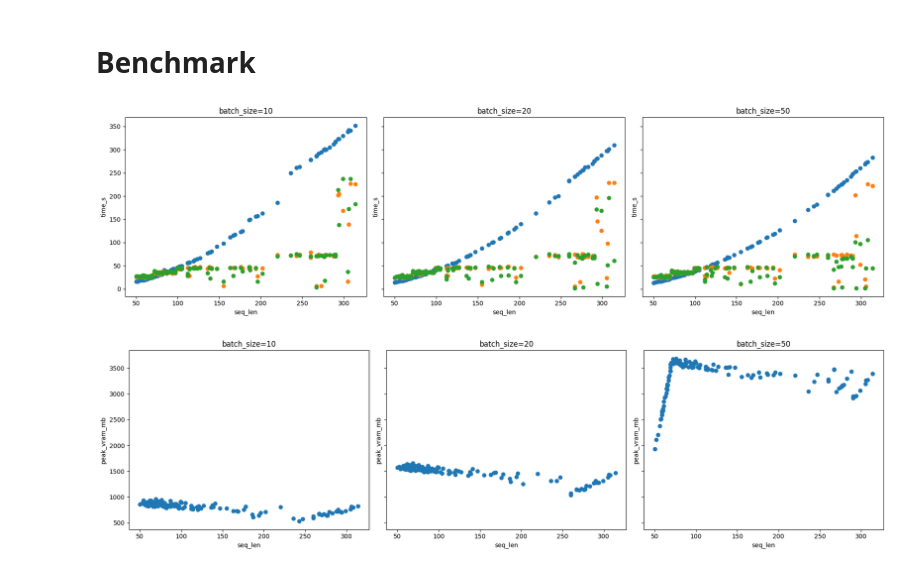
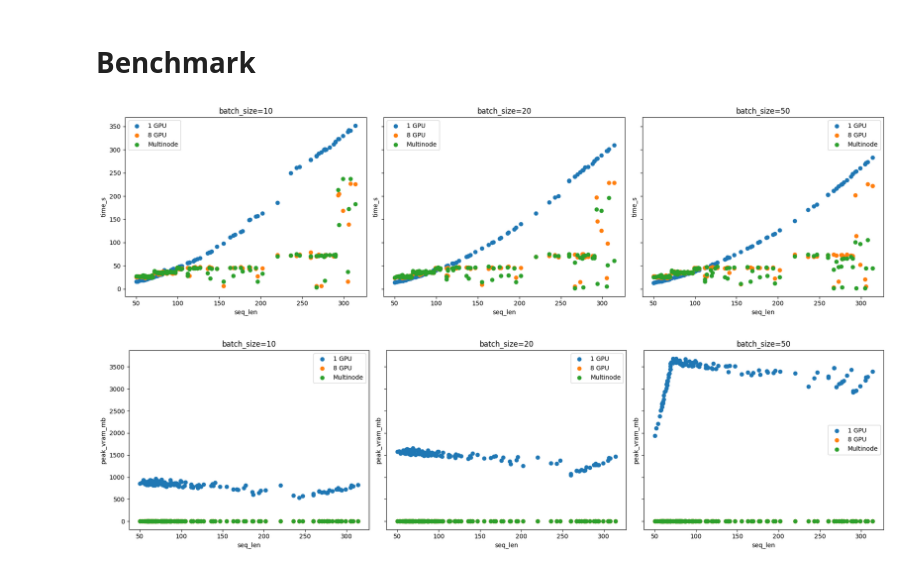
Before and after one commit to emilkastacherczak/Large-scale-protein-conformational-states-prediction, a Jupyter notebook: analyze.ipynb, the cells around one changed output. Saved outputs shown, nothing was run; the diff lists cells and outputs as text; code cells hidden in the pictures.

Commit message:
short readme, add legends to charts

```diff
--- a/analyze.ipynb
+++ b/analyze.ipynb
@@ -227,52 +227,54 @@ Conclusions:
 # %%
 fig, axes = plt.subplots(1, 3, figsize=(18, 5), sharey=True)
 
-axes[0].scatter(res_1gpu_ok_bs10["seq_len"], res_1gpu_ok_bs10["wall_time_s"])
-axes[0].scatter(res_8gpu_ok_bs10["seq_len"], res_8gpu_ok_bs10["wall_time_s"])
-axes[0].scatter(res_multi_ok_bs10["seq_len"], res_multi_ok_bs10["wall_time_s"])
+axes[0].scatter(res_1gpu_ok_bs10["seq_len"], res_1gpu_ok_bs10["wall_time_s"], label="1 GPU")
+axes[0].scatter(res_8gpu_ok_bs10["seq_len"], res_8gpu_ok_bs10["wall_time_s"], label="8 GPU")
+axes[0].scatter(res_multi_ok_bs10["seq_len"], res_multi_ok_bs10["wall_time_s"], label="Multinode")
 axes[0].set_title("batch_size=10")
 
-axes[1].scatter(res_1gpu_ok_bs20["seq_len"], res_1gpu_ok_bs20["wall_time_s"])
-axes[1].scatter(res_8gpu_ok_bs20["seq_len"], res_8gpu_ok_bs20["wall_time_s"])
-axes[1].scatter(res_multi_ok_bs20["seq_len"], res_multi_ok_bs20["wall_time_s"])
+axes[1].scatter(res_1gpu_ok_bs20["seq_len"], res_1gpu_ok_bs20["wall_time_s"], label="1 GPU")
+axes[1].scatter(res_8gpu_ok_bs20["seq_len"], res_8gpu_ok_bs20["wall_time_s"], label="8 GPU")
+axes[1].scatter(res_multi_ok_bs20["seq_len"], res_multi_ok_bs20["wall_time_s"], label="Multinode")
 axes[1].set_title("batch_size=20")
 
-axes[2].scatter(res_1gpu_ok_bs50["seq_len"], res_1gpu_ok_bs50["wall_time_s"])
-axes[2].scatter(res_8gpu_ok_bs50["seq_len"], res_8gpu_ok_bs50["wall_time_s"])
-axes[2].scatter(res_multi_ok_bs50["seq_len"], res_multi_ok_bs50["wall_time_s"])
+axes[2].scatter(res_1gpu_ok_bs50["seq_len"], res_1gpu_ok_bs50["wall_time_s"], label="1 GPU")
+axes[2].scatter(res_8gpu_ok_bs50["seq_len"], res_8gpu_ok_bs50["wall_time_s"], label="8 GPU")
+axes[2].scatter(res_multi_ok_bs50["seq_len"], res_multi_ok_bs50["wall_time_s"], label="Multinode")
 axes[2].set_title("batch_size=50")
 
 for ax in axes:
     ax.set_xlabel("seq_len")
     ax.set_ylabel("time_s")
+    ax.legend()
 
 plt.tight_layout()
 plt.show()
 # %% [output]
-[figure, old version]
+[figure, new version]
 # %%
 fig, axes = plt.subplots(1, 3, figsize=(18, 5), sharey=True)
 
-axes[0].scatter(res_1gpu_ok_bs10["seq_len"], res_1gpu_ok_bs10["peak_vram_mb"])
-#axes[0].scatter(res_8gpu_ok_bs10["seq_len"], res_8gpu_ok_bs10["peak_vram_mb"])
-#axes[0].scatter(res_multi_ok_bs10["seq_len"], res_multi_ok_bs10["peak_vram_mb"])
+axes[0].scatter(res_1gpu_ok_bs10["seq_len"], res_1gpu_ok_bs10["peak_vram_mb"], label="1 GPU")
+axes[0].scatter(res_8gpu_ok_bs10["seq_len"], res_8gpu_ok_bs10["peak_vram_mb"], label="8 GPU")
+axes[0].scatter(res_multi_ok_bs10["seq_len"], res_multi_ok_bs10["peak_vram_mb"], label="Multinode")
 axes[0].set_title("batch_size=10")
 
-axes[1].scatter(res_1gpu_ok_bs20["seq_len"], res_1gpu_ok_bs20["peak_vram_mb"])
-#axes[1].scatter(res_8gpu_ok_bs20["seq_len"], res_8gpu_ok_bs20["peak_vram_mb"])
-#axes[1].scatter(res_multi_ok_bs20["seq_len"], res_multi_ok_bs20["peak_vram_mb"])
+axes[1].scatter(res_1gpu_ok_bs20["seq_len"], res_1gpu_ok_bs20["peak_vram_mb"], label="1 GPU")
+axes[1].scatter(res_8gpu_ok_bs20["seq_len"], res_8gpu_ok_bs20["peak_vram_mb"], label="8 GPU")
+axes[1].scatter(res_multi_ok_bs20["seq_len"], res_multi_ok_bs20["peak_vram_mb"], label="Multinode")
 axes[1].set_title("batch_size=20")
 
-axes[2].scatter(res_1gpu_ok_bs50["seq_len"], res_1gpu_ok_bs50["peak_vram_mb"])
-#axes[2].scatter(res_8gpu_ok_bs50["seq_len"], res_8gpu_ok_bs50["peak_vram_mb"])
-#axes[2].scatter(res_multi_ok_bs50["seq_len"], res_multi_ok_bs50["peak_vram_mb"])
+axes[2].scatter(res_1gpu_ok_bs50["seq_len"], res_1gpu_ok_bs50["peak_vram_mb"], label="1 GPU")
+axes[2].scatter(res_8gpu_ok_bs50["seq_len"], res_8gpu_ok_bs50["peak_vram_mb"], label="8 GPU")
+axes[2].scatter(res_multi_ok_bs50["seq_len"], res_multi_ok_bs50["peak_vram_mb"], label="Multinode")
 axes[2].set_title("batch_size=50")
 
 for ax in axes:
     ax.set_xlabel("seq_len")
     ax.set_ylabel("peak_vram_mb")
+    ax.legend()
 
 plt.tight_layout()
 plt.show()
 # %% [output]
-[figure, old version]
+[figure, new version]
```
Also changed, not shown: parts of 2 cells of this notebook, 1 other file.
